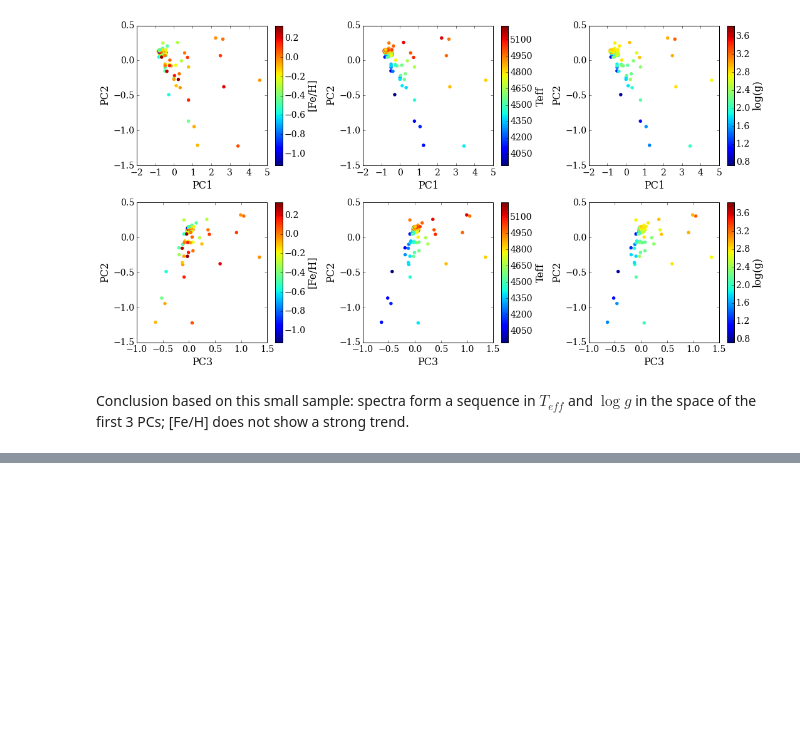
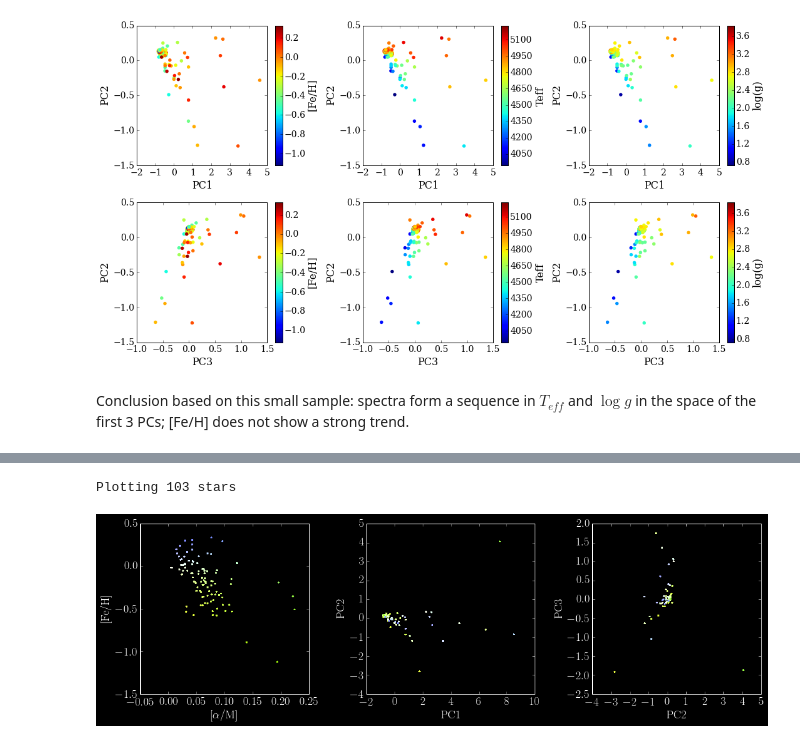
Before and after one commit to 2015ASTR511/DimRed, a Jupyter notebook: InitialExperiments/PCA_APOGEE.ipynb, the cells around one changed output, grey strips where cells are left out. Saved outputs shown, nothing was run; the diff lists cells and outputs as text; code cells hidden in the pictures; blank space fills up the shorter version.

```diff
--- a/InitialExperiments/PCA_APOGEE.ipynb
+++ b/InitialExperiments/PCA_APOGEE.ipynb
@@ -393,0 +415,5 @@ plot_color()
+# %%
+make_color_plot(alpha,metallicities,num=2)
+# %% [output]
+Plotting 103 stars
+[figure, added]
```
Also changed, not shown: parts of 9 cells of this notebook.
